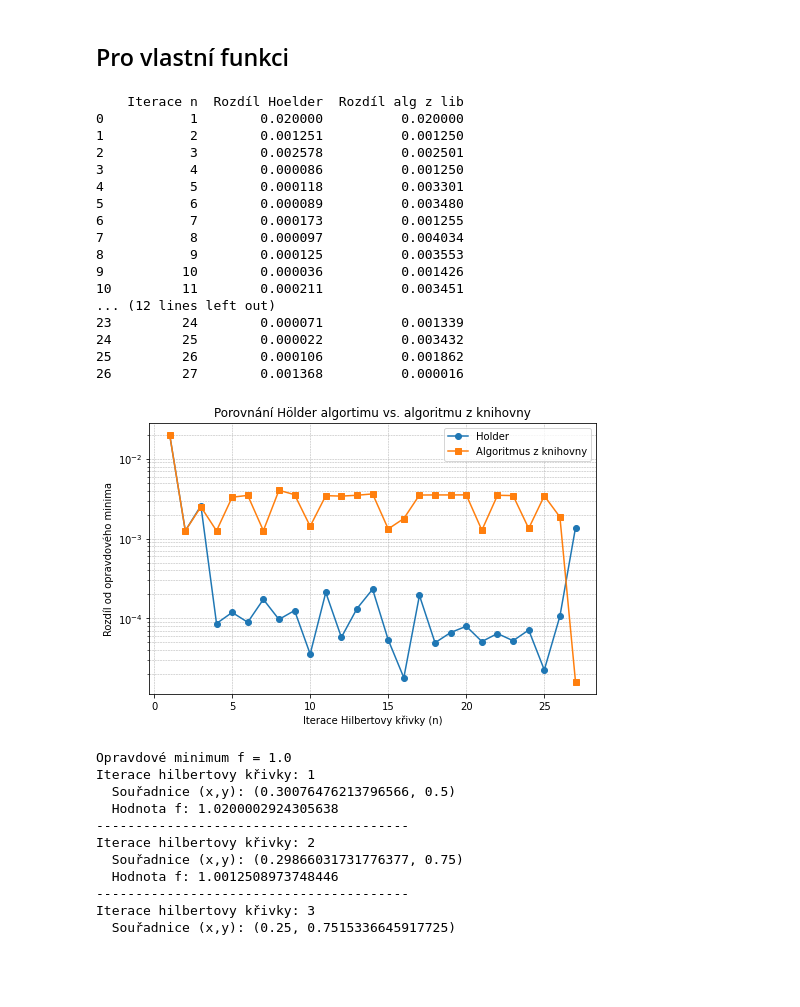
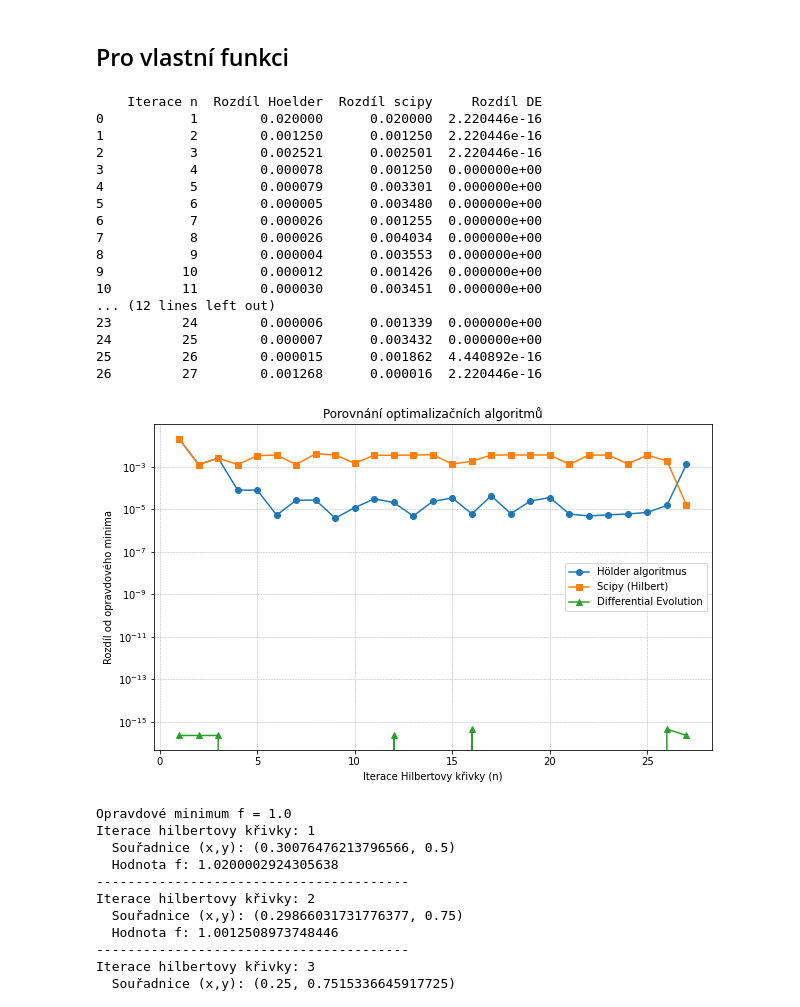
Before and after one commit to NIE0087/BP---prostor-vyplnujici-krivky, a Jupyter notebook: example.ipynb, the cells around one changed output. Saved outputs shown, nothing was run; the diff lists cells and outputs as text; code cells hidden in the pictures; blank space fills up the shorter version.

```diff
--- a/example.ipynb
+++ b/example.ipynb
@@ -93,32 +93,32 @@ precision=  8  =>  t = 0.557208,  h(t) = (0.2968, 2.5781),  f = 1.383801
 # %%
 h2d = Hilbert2D(50)
 
 H = 2 * 1.4142 * 5**(1/2)
 r = 1.1
 eps = 1e-5
 N_vals = [1,2,3,4,5,6,7,8,9,10,11,12,13,14,15,16,17,18,19,20,21,22,23,24,25,26,27]
-max_iter = 100
+max_iter = 300
 
 df = h2d.compare_algorithms(H, r, eps, max_iter, N_vals, 0, 1, 0, 1, 0, 1.0)
 # %% [output]
-    Iterace n  Rozdíl Hoelder  Rozdíl alg z lib
-0           1        0.020000          0.020000
-1           2        0.001251          0.001250
-2           3        0.002578          0.002501
-3           4        0.000086          0.001250
-4           5        0.000118          0.003301
-5           6        0.000089          0.003480
-6           7        0.000173          0.001255
-7           8        0.000097          0.004034
-8           9        0.000125          0.003553
-9          10        0.000036          0.001426
-10         11        0.000211          0.003451
+    Iterace n  Rozdíl Hoelder  Rozdíl scipy     Rozdíl DE
+0           1        0.020000      0.020000  2.220446e-16
+1           2        0.001250      0.001250  2.220446e-16
+2           3        0.002521      0.002501  2.220446e-16
+3           4        0.000078      0.001250  0.000000e+00
+4           5        0.000079      0.003301  0.000000e+00
+5           6        0.000005      0.003480  0.000000e+00
+6           7        0.000026      0.001255  0.000000e+00
+7           8        0.000026      0.004034  0.000000e+00
+8           9        0.000004      0.003553  0.000000e+00
+9          10        0.000012      0.001426  0.000000e+00
+10         11        0.000030      0.003451  0.000000e+00
 ... (12 lines left out)
-23         24        0.000071          0.001339
-24         25        0.000022          0.003432
-25         26        0.000106          0.001862
-26         27        0.001368          0.000016
+23         24        0.000006      0.001339  0.000000e+00
+24         25        0.000007      0.003432  0.000000e+00
+25         26        0.000015      0.001862  4.440892e-16
+26         27        0.001268      0.000016  2.220446e-16
-[figure, old version]
+[figure, new version]
 # %%
 H = 2 * 1.4142 * 5**(1/2)   # Lipschitz/Hölder odhad
 r = 1.1
```
Also changed, not shown: parts of 3 cells of this notebook, 1 other file.
